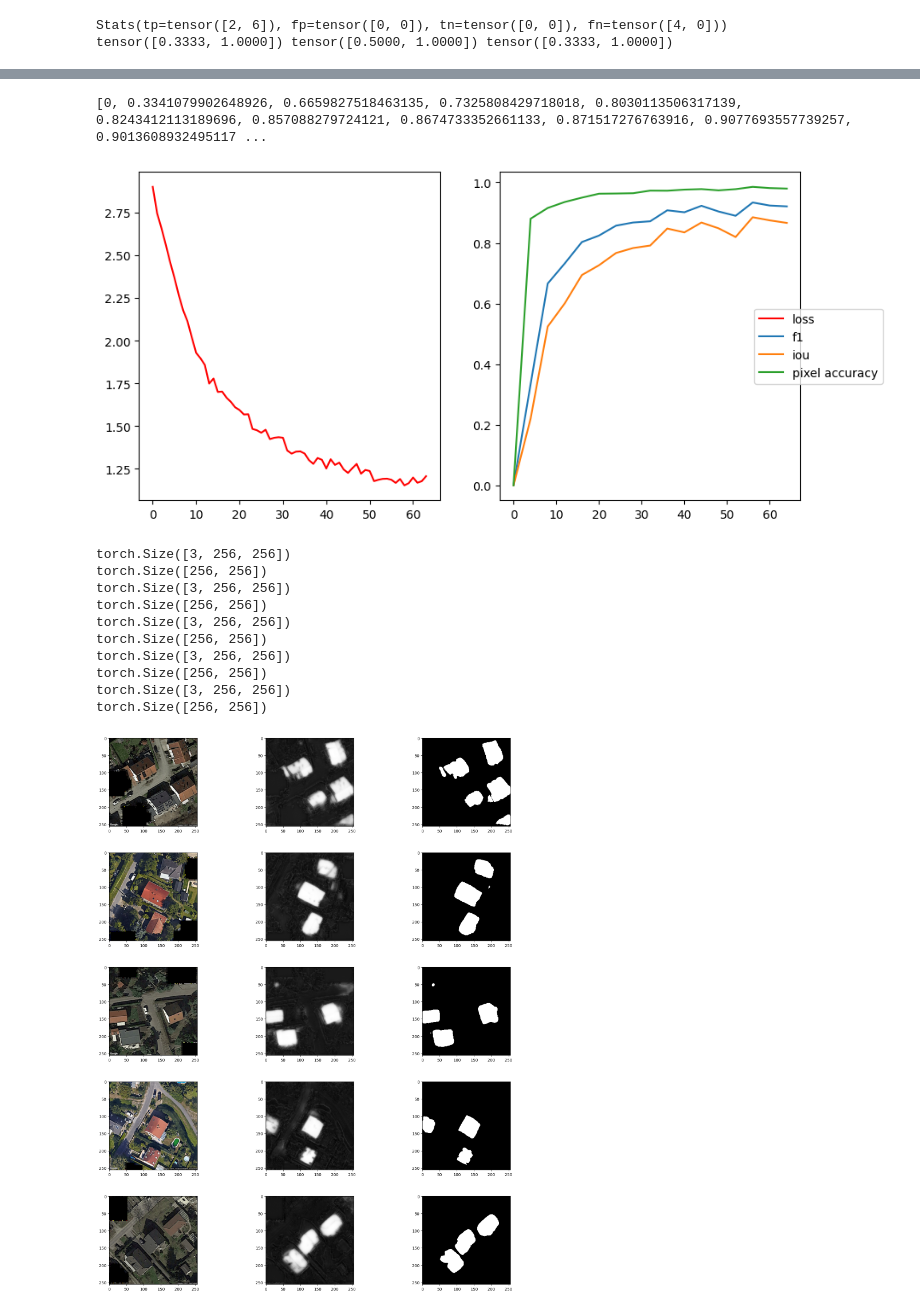
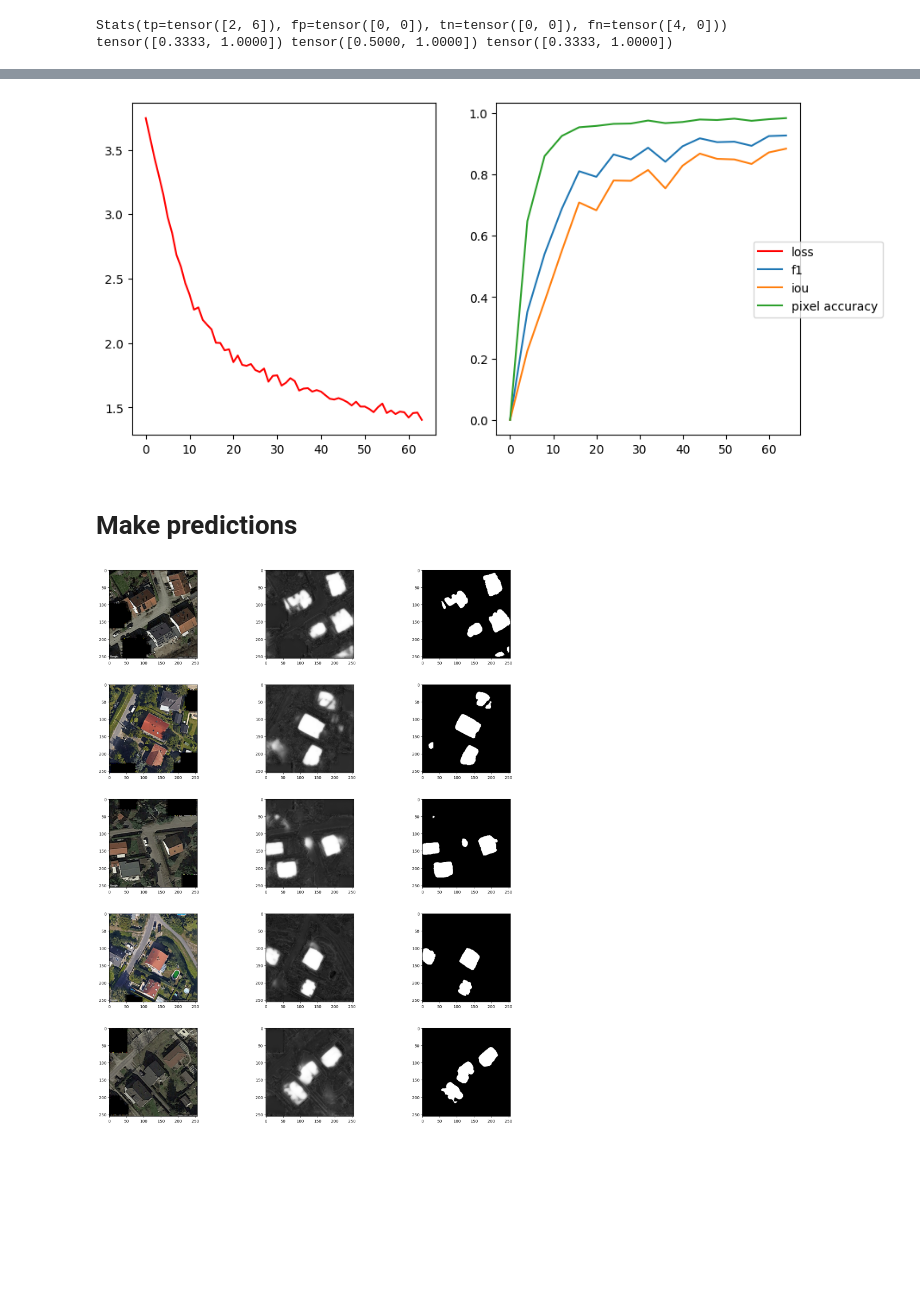
Before and after one commit to michelj5/dida_test, a Jupyter notebook: task.ipynb, the cells around one changed output, grey strips where cells are left out. Cells and saved outputs as stored; diff of their text form; code cells hidden in the pictures; blank space fills up the shorter version.

```diff
--- a/task.ipynb
+++ b/task.ipynb
@@ -376,7 +410,6 @@ print(results)
 # %%
 for key in results.keys():
-
     (lr, size) = key
-    (f1_, epoch) = results[key]
-    print(f"lr: {lr}, size: {size}: f1: {f1_:.4}, epoch: {epoch}")
+    (f1, epoch) = results[key]
+    print(f"lr: {lr}, size: {size}: best f1: {f1:.4} at epoch: {epoch}")
 # %% [output]
@@ -418,7 +457,7 @@ import numpy as np
 # Makes progressbar work on my machine
 print()
 # Initialize model
-model = UNet(features=[64*2**i for i in range(5)]).to(device)
+model = UNet(features=[64 * 2 ** i for i in range(4)]).to(device)
 
 # Loss function, optimizer
 criterion = nn.BCEWithLogitsLoss()
@@ -428,7 +467,6 @@ optimizer = optim.Adam(model.parameters(), lr=2.5e-5)
 num_epochs = 64
 losses = []
 
-#should divide num_epochs for plotting
 stat_interval = 4
 ious = [0]
 f1s = [0]
@@ -437,6 +475,7 @@ accs = [0]
 for epoch in tqdm(range(num_epochs), total=num_epochs, desc="Training", position=0, ):
     epoch_loss = 0
     for images, labels in train_dataloader:
+        # Send to gpu.
         images = images.to(device)
         labels = labels.to(device)
 
@@ -452,8 +491,7 @@ for epoch in tqdm(range(num_epochs), total=num_epochs, desc="Training", position
         epoch_loss += loss.item()
     losses.append(epoch_loss)
     if (epoch + 1) % stat_interval == 0:
-        # can't shadow function name from above
-        f1_, iou_, acc_ = 0, 0, 0
+        f1, iou, acc = 0, 0, 0
         for images, labels in train_dataloader:
             images = images.to(device)
             labels = labels.to(device)
@@ -461,59 +499,59 @@ for epoch in tqdm(range(num_epochs), total=num_epochs, desc="Training", position
             output = model(images)
             output = torch.sigmoid(output)
 
+            # Calculate metrics.
+            # These are evaluated on the training data so not *that* meaningful
             stats = get_stats(output, labels, 0.5)
-            f1_ += f1(stats).sum().item()
-            iou_ += iou(stats).sum().item()
-            acc_ += pixel_accuracy(stats).sum().item()
-        f1s.append(f1_ / len(train_dataloader) / train_dataloader.batch_size)
-        ious.append(iou_ / len(train_dataloader) / train_dataloader.batch_size)
-        accs.append(acc_ / len(train_dataloader) / train_dataloader.batch_size)
+            f1 += calculate_f1(stats).sum().item()
+            iou += calculate_iou(stats).sum().item()
+            acc += calculate_pixel_accuracy(stats).sum().item()
+
+        n = len(train_dataset)
+        f1s.append(f1 / n)
+        ious.append(iou / n)
+        accs.append(acc / n)
 # %%
-print(f1s)
 fig = plt.figure(figsize=(10, 5))
 (left, right) = fig.subplots(1, 2)
 left.plot(np.array(losses), label="loss", color="red")
-right.plot(np.arange(0, num_epochs+1, step=stat_interval), np.array(f1s), label="f1")
-right.plot(np.arange(0, num_epochs+1, step=stat_interval), np.array(ious), label="iou")
-right.plot(np.arange(0, num_epochs+1, step=stat_interval), np.array(accs), label="pixel accuracy")
+right.plot(np.arange(0, num_epochs + 1, step=stat_interval), np.array(f1s), label="f1")
+right.plot(np.arange(0, num_epochs + 1, step=stat_interval), np.array(ious), label="iou")
+right.plot(np.arange(0, num_epochs + 1, step=stat_interval), np.array(accs), label="pixel accuracy")
 fig.legend(loc="center right")
 fig.show()
 # %% [output]
-[0, 0.3341079902648926, 0.6659827518463135, 0.7325808429718018, 0.8030113506317139, 0.8243412113189696, 0.857088279724121, 0.8674733352661133, 0.871517276763916, 0.9077693557739257, 0.9013608932495117 ...
-[figure, old version]
+[figure, new version]
+# %% [markdown]
+# Make predictions
 # %%
 import torch
 from torchvision.transforms import v2
 from PIL import Image
 
+# Load test images this time.
 test_dataset = LocalImageDataset(DATA_PATH, test=True, transform=v2.Compose([
     v2.ToImage(), v2.ToDtype(torch.float32, scale=True),
 ]))
 
 model.eval()
-fig = plt.figure(figsize=(20,20))
+
+fig = plt.figure(figsize=(20, 20))
 subfigs = fig.subfigures(len(test_dataset), 1)
+
+# Plot all predictions as images.
 for (i, (image, _)) in enumerate(test_dataset):
     subfig = subfigs[i]
-    (left, center, right) = subfig.subplots(1,3)
+    (left, center, right) = subfig.subplots(1, 3)
+
     with torch.no_grad():
         output = model(image.unsqueeze(0).to(device))
         output = torch.sigmoid(output)
         output = output.squeeze()
-        binary = torch.where((output > 0.5), 1.0, 0.0)
+        # One could probably choose a better threshold.
+        binary = torch.where((output > 0.75), 1.0, 0.0)
 
-    left.imshow(image.permute((1,2,0)).numpy())
+    left.imshow(image.permute((1, 2, 0)).numpy())
     center.imshow(output.cpu().numpy(), cmap="grey")
     right.imshow(binary.cpu().numpy(), cmap="grey")
 # %% [output]
-torch.Size([3, 256, 256])
-torch.Size([256, 256])
-torch.Size([3, 256, 256])
-torch.Size([256, 256])
-torch.Size([3, 256, 256])
-torch.Size([256, 256])
-torch.Size([3, 256, 256])
-torch.Size([256, 256])
-torch.Size([3, 256, 256])
-torch.Size([256, 256])
-[figure, old version]
+[figure, new version]
```
Also changed, not shown: parts of 11 cells of this notebook.
